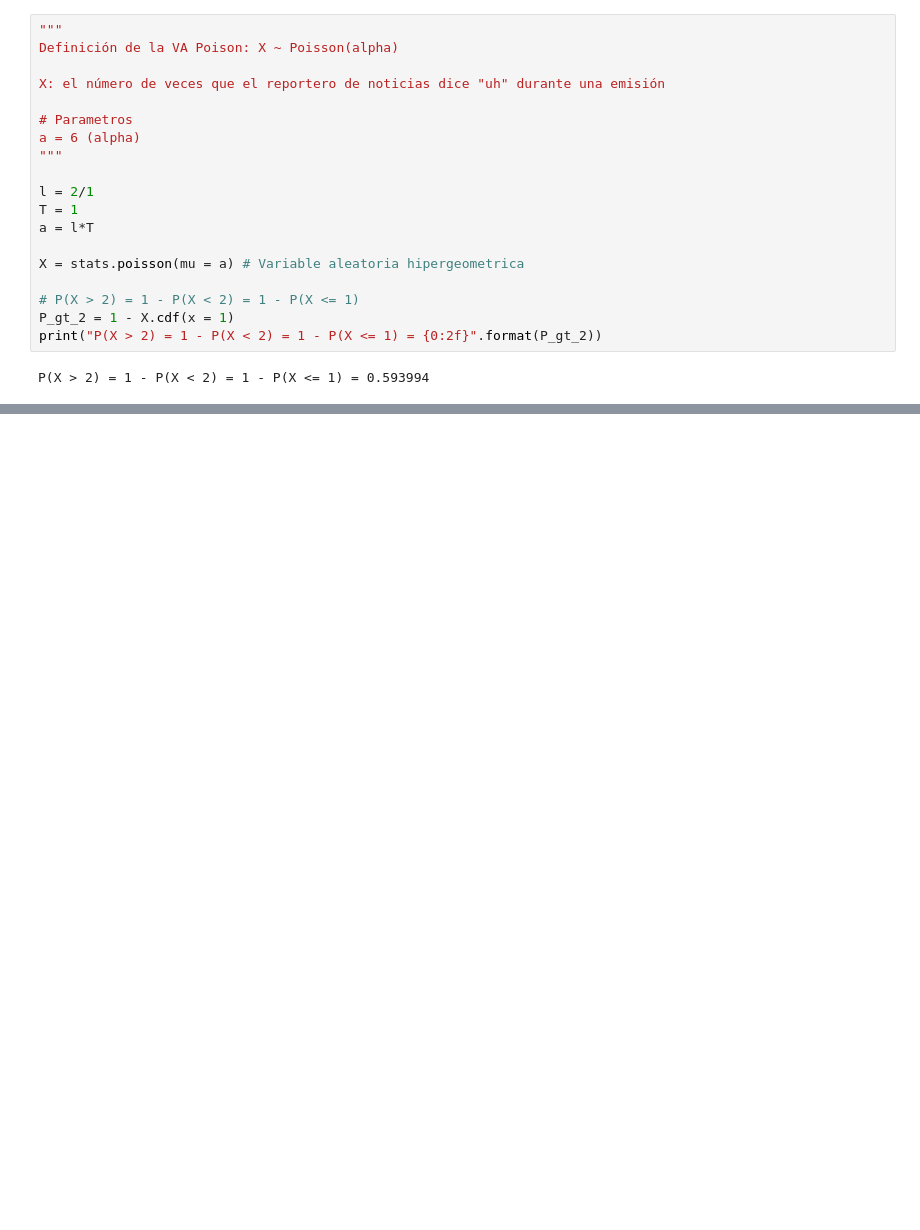
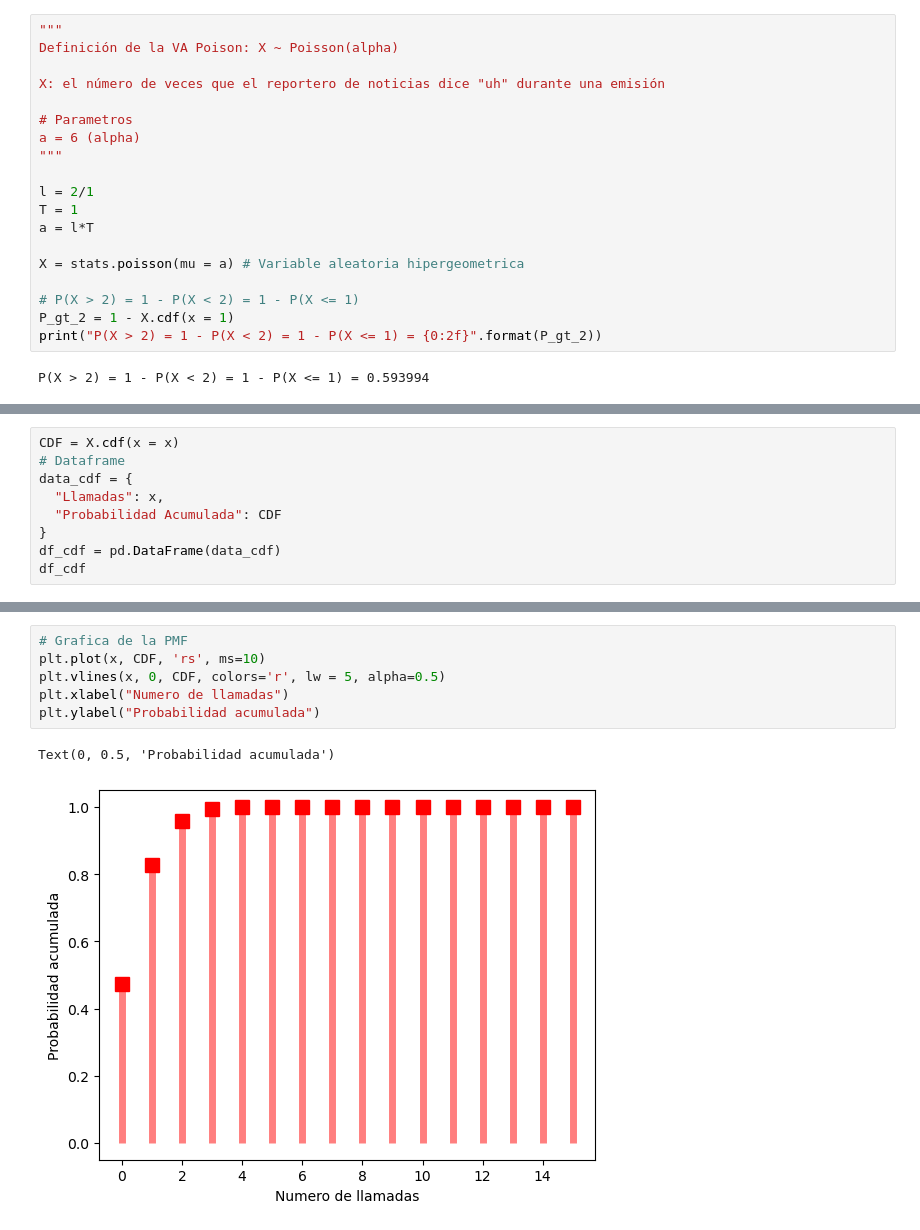
Before and after one commit to tigarto/curso_2023-1, a Jupyter notebook: variables_aleatorias/poisson.ipynb, the cells around one changed output, grey strips where cells are left out. Saved outputs shown, nothing was run; the diff lists cells and outputs as text; blank space fills up the shorter version.

```diff
--- a/variables_aleatorias/poisson.ipynb
+++ b/variables_aleatorias/poisson.ipynb
@@ -132,0 +220,9 @@ P(X > 2) = 1 - P(X < 2) = 1 - P(X <= 1) = 0.593994
+# %%
+CDF = X.cdf(x = x)
+# Dataframe
+data_cdf = {
+  "Llamadas": x,
+  "Probabilidad Acumulada": CDF
+}
+df_cdf = pd.DataFrame(data_cdf)
+df_cdf
@@ -132,0 +247,9 @@ P(X > 2) = 1 - P(X < 2) = 1 - P(X <= 1) = 0.593994
+# %%
+# Grafica de la PMF
+plt.plot(x, CDF, 'rs', ms=10)
+plt.vlines(x, 0, CDF, colors='r', lw = 5, alpha=0.5)
+plt.xlabel("Numero de llamadas")
+plt.ylabel("Probabilidad acumulada")
+# %% [output]
+Text(0, 0.5, 'Probabilidad acumulada')
+[figure, added]
```
Also changed, not shown: parts of 21 cells of this notebook.
